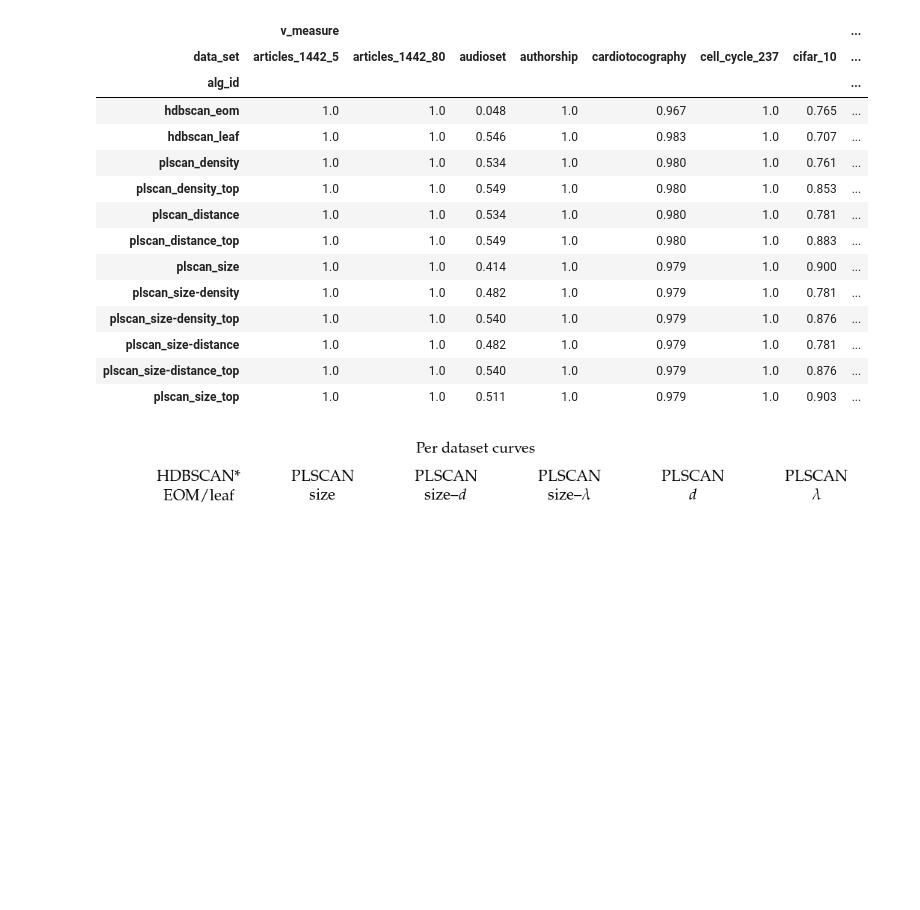
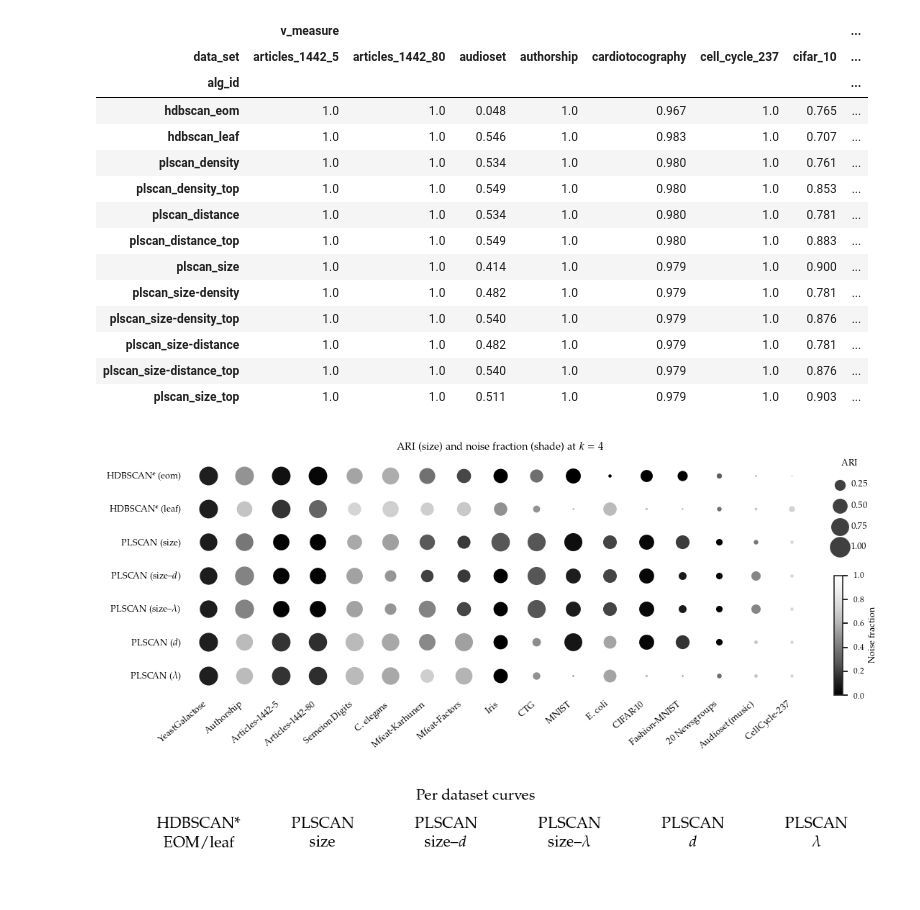
Before and after one commit to JelmerBot/fast_plscan, a Jupyter notebook: docs/_paper_figures.ipynb, the cells around one changed output. Cells and saved outputs as stored; diff of their text form; code cells hidden in the pictures; blank space fills up the shorter version.

Commit message:
add dot-matrix visualisation

```diff
--- a/docs/_paper_figures.ipynb
+++ b/docs/_paper_figures.ipynb
@@ -667,6 +667,76 @@ titles = [
     "PLSCAN\n$d$",
     "PLSCAN\n$\\lambda$",
 ]
+# %%
+columns = [alg for alg in alg_ids if not alg.endswith("top")]
+subset = plot_df.query("alg_id in @columns and k == 4")
+
+# Build pivot tables
+ari_pivot = subset.pivot(index="data_set", columns="alg_id", values="ari")[columns]
+noise_pivot = subset.pivot(index="data_set", columns="alg_id", values="noise_fraction")[columns]
+
+# Sort datasets: best mean ARI at left
+dataset_order = ari_pivot.mean(axis=1).sort_values(ascending=False).index
+
+n_datasets = len(dataset_order)
+n_algs = len(columns)
+max_dot_area = 160
+
+fig = sized_fig(1, 0.4)
+ax = plt.gca()
+cmap = mpl.colormaps["Greys_r"]
+
+for i, col in enumerate(columns):
+    for j, ds in enumerate(dataset_order):
+        ari_val = float(ari_pivot.loc[ds, col])
+        noise_val = float(noise_pivot.loc[ds, col])
+        color = cmap(noise_val * 0.88)  # avoid pure white at max noise
+        size = max_dot_area * max(ari_val, 0)
+        ax.scatter(j, i, s=size, color=color, zorder=3, linewidths=0)
+
+ax.set_xticks(range(n_datasets))
+ax.set_xticklabels(
+    [dataset_name(ds) for ds in dataset_order], rotation=40, ha="right", fontsize=6
+)
+ax.set_yticks(range(n_algs))
+ax.set_yticklabels([to_display_name(c) for c in columns], fontsize=6)
+ax.set_xlim(-0.6, n_datasets - 0.4)
+ax.set_ylim(-0.6, n_algs - 0.4)
+ax.invert_yaxis()
+ax.set_axisbelow(True)
+ax.tick_params(length=0)
+for spine in ax.spines.values():
+    spine.set_visible(False)
+
+# ARI size legend — upper half of right margin
+for ari_ref in [0.25, 0.5, 0.75, 1.0]:
+    ax.scatter([], [], s=max_dot_area * ari_ref, color="0.25", label=f"{ari_ref:.2f}")
+ax.legend(
+    title="ARI",
+    loc="upper left",
+    bbox_to_anchor=(1.02, 1.0),
+    bbox_transform=ax.transAxes,
+    frameon=False,
+    fontsize=6,
+    title_fontsize=6,
+    labelspacing=1.3,
+    handletextpad=0.3,
+    borderpad=0,
+)
+
+# Noise fraction colorbar — lower half of right margin
+norm = mpl.colors.Normalize(vmin=0, vmax=1)
+sm = mpl.cm.ScalarMappable(cmap=cmap, norm=norm)
+cbar = fig.colorbar(sm, ax=ax, shrink=0.5, pad=0.03, fraction=0.04, aspect=14, anchor=(0.0, 0.0))
+cbar.set_label("Noise fraction", fontsize=6, labelpad=3)
+cbar.ax.tick_params(labelsize=5)
+
+plt.title("ARI (size) and noise fraction (shade) at $k=4$", fontsize=7, pad=4)
+plt.tight_layout(pad=0)
+plt.savefig("images/benchmark_sensitivity_dotmatrix.pdf", pad_inches=0)
+plt.show()
+# %% [output]
+[figure, added]
 # %%
 # Create the plots
 sized_fig(1, 0.5 / 6)
```
Also changed, not shown: 2 other files.
